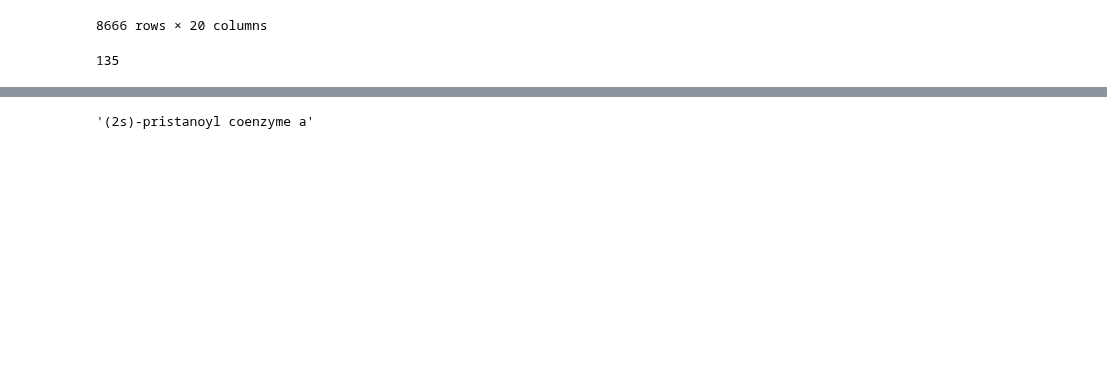
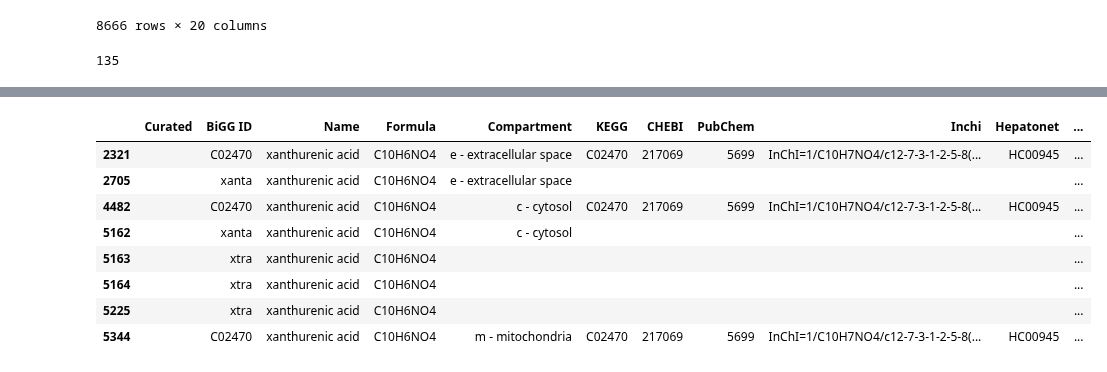
Before and after one commit to LewisLabUCSD/iCHO3K, a Jupyter notebook: Notebooks/Metabolites.ipynb, the cells around one changed output, grey strips where cells are left out. Cells and saved outputs as stored; diff of their text form; code cells hidden in the pictures; blank space fills up the shorter version.

```diff
--- a/Notebooks/Metabolites.ipynb
+++ b/Notebooks/Metabolites.ipynb
@@ -658,4 +615,12 @@ Name: BiGG ID, dtype: object
 # %%
-key
+met_copy[met_copy['Name'] == 'xanthurenic acid']
 # %% [output]
-'(2s)-pristanoyl coenzyme a'
+|  | Curated | BiGG ID | Name | Formula | Compartment | KEGG | CHEBI | PubChem | Inchi | Hepatonet | ... |
+| 2321 |  | C02470 | xanthurenic acid | C10H6NO4 | e - extracellular space | C02470 | 217069 | 5699 | InChI=1/C10H7NO4/c12-7-3-1-2-5-8(... | HC00945 | ... |
+| 2705 |  | xanta | xanthurenic acid | C10H6NO4 | e - extracellular space |  |  |  |  |  | ... |
+| 4482 |  | C02470 | xanthurenic acid | C10H6NO4 | c - cytosol | C02470 | 217069 | 5699 | InChI=1/C10H7NO4/c12-7-3-1-2-5-8(... | HC00945 | ... |
+| 5162 |  | xanta | xanthurenic acid | C10H6NO4 | c - cytosol |  |  |  |  |  | ... |
+| 5163 |  | xtra | xanthurenic acid | C10H6NO4 |  |  |  |  |  |  | ... |
+| 5164 |  | xtra | xanthurenic acid | C10H6NO4 |  |  |  |  |  |  | ... |
+| 5225 |  | xtra | xanthurenic acid | C10H6NO4 |  |  |  |  |  |  | ... |
+| 5344 |  | C02470 | xanthurenic acid | C10H6NO4 | m - mitochondria | C02470 | 217069 | 5699 | InChI=1/C10H7NO4/c12-7-3-1-2-5-8(... | HC00945 | ... |
```
Also changed, not shown: parts of 17 cells of this notebook, 2 other files.
